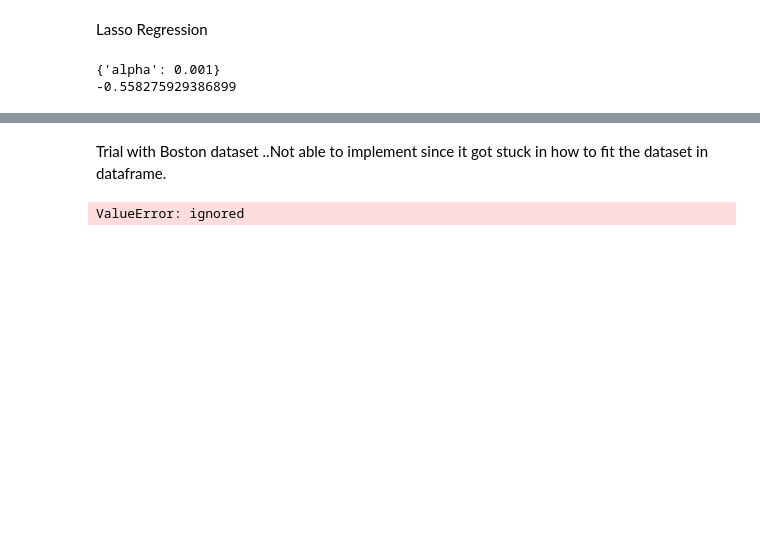
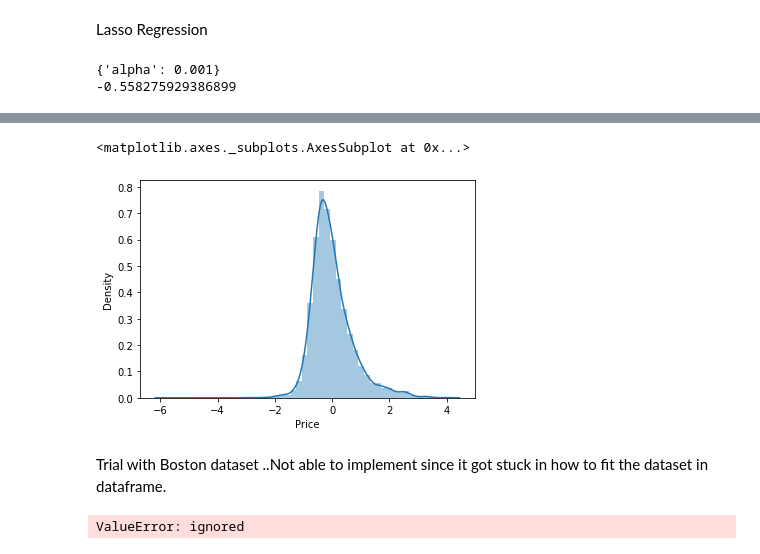
Before and after one commit to SaralaMuthu/Learntocode, a Jupyter notebook: Ridge&Lasso.ipynb, the cells around one changed output, grey strips where cells are left out. Cells and saved outputs as stored; diff of their text form; code cells hidden in the pictures; blank space fills up the shorter version.

```diff
--- a/Ridge&Lasso.ipynb
+++ b/Ridge&Lasso.ipynb
@@ -152,3 +165,10 @@ print(lasso_regressor.best_score_)
+# %%
+import seaborn as sns
+
+sns.distplot(y_test-prediction_ridge)
+# %% [output]
+<matplotlib.axes._subplots.AxesSubplot at 0x...>
+[figure, added]
 # %% [markdown]
 Trial with Boston dataset ..Not able to implement since it got stuck in how to fit the dataset in dataframe.
 # %%
```
Also changed, not shown: parts of 3 cells of this notebook.
